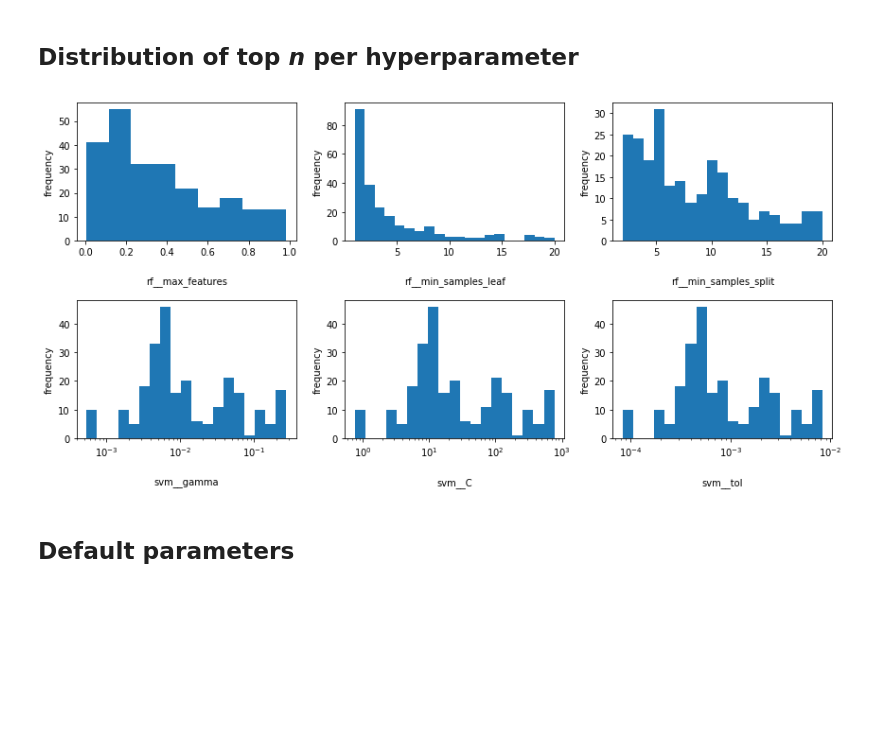
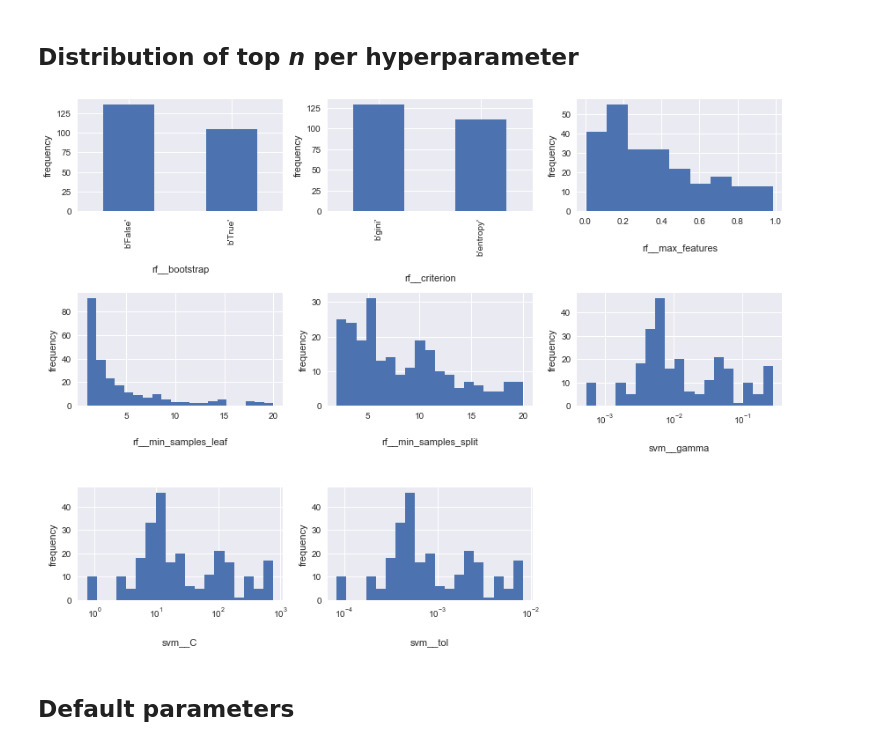
Before and after one commit to harel-coffee/hyperimp-auto, a Jupyter notebook: analysis experiment 1.ipynb, the cells around one changed output. Cells and saved outputs as stored; diff of their text form; code cells hidden in the pictures; blank space fills up the shorter version.

Commit message:
Fixed sleeptime. Added nominal to default_params.

```diff
--- a/analysis experiment 1.ipynb
+++ b/analysis experiment 1.ipynb
@@ -15,11 +16,16 @@ rf = pd.DataFrame(arff.loadarff('01 data/exp1/meta_rf.arff')[0])
 # algorithms to be evaluated
 alg_names = ['rf', 'svm']
 # hyperparameters to be evaluated
-alg_params = {'svm': ['gamma','C','tol'],
-              'rf': ['max_features','min_samples_leaf','min_samples_split']}
+alg_params = {'svm': ['gamma','C','tol'
+                     #, 'shrinking'
+                     ],
+              'rf': ['bootstrap', 'criterion', 'max_features','min_samples_leaf','min_samples_split']}
 # parameters defined on a log and integer scale
 logs = ['gamma', 'C', 'tol']
 integer = ['min_samples_leaf', 'min_samples_split']
+boolnom = ['bootstrap', 'criterion'
+        #  , 'shrinking'
+          ]
 # %% [markdown]
 ## Distribution of top _n_ per hyperparameter
 # %%
@@ -33,39 +39,42 @@ dfs = [hyperimp.get_topn(alg, n, m, False) for alg in algs]
 # %%
 grid = True # put images on grid or not
 cols = 3 # set nr columns in figure grid
 ymax = None # set upper limit of plot; None for auto
 
 if grid:
     nr_plots = sum([len(value) for key, value in alg_params.items()])
     rows = math.ceil(sum([len(value) for key, value in alg_params.items()])/cols)
     plt.figure(figsize = (4*cols,3*rows))
     index = 0
 
 for alg, df in zip(alg_names, dfs):
     for param in alg_params[alg]:
         if grid:
             index += 1
             plt.subplot(rows, cols, index)
-        bins = 'auto'
-        log = param in logs
-        intg = param in integer
-        if log:
-            bins = np.logspace(np.log10(min(df[param])), np.log10(max(df[param])), 20)
-            plt.xscale('log')
-        if intg:
-            bins = int(max(df[param]) - min(df[param]) + 1)
-        plt.hist(df[param], bins = bins)
+        if param in boolnom:
+            df[param].value_counts().plot(kind='bar', color = sns.color_palette()[0])
+        else:
+            bins = 'auto'
+            log = param in logs
+            intg = param in integer
+            if log:
+                bins = np.logspace(np.log10(min(df[param])), np.log10(max(df[param])), 20)
+                plt.xscale('log')
+            if intg:
+                bins = int(max(df[param]) - min(df[param]) + 1)
+            plt.hist(df[param], bins = bins)
         plt.xlabel('%s__%s' % (alg, param), labelpad=20)
         plt.ylim(0,ymax)
         plt.ylabel('frequency')
         plt.tight_layout()
         if not grid:
             #plt.savefig('figures/histograms/hist__%s__%s.eps' % (alg, param), format = 'eps')
             plt.show()
 if grid:
     plt.show()
 # %% [output]
-[figure, old version]
+[figure, new version]
 # %% [markdown]
 ## Default parameters
 # %%
```
Also changed, not shown: parts of 2 cells of this notebook, 4 other files.
